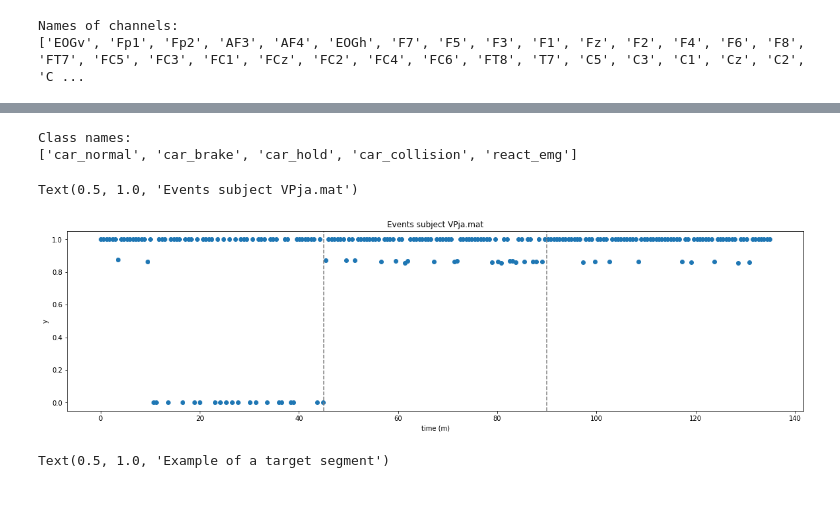
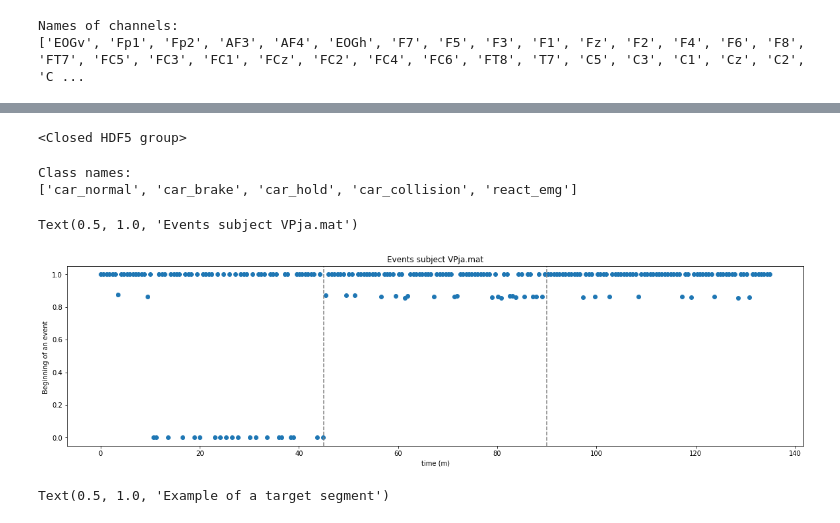
Before and after one commit to cobando/EmergencyBraking, a Jupyter notebook: Notebooks/ExploringOneSubjectData.ipynb, the cells around one changed output, grey strips where cells are left out. Cells and saved outputs as stored; diff of their text form; code cells hidden in the pictures.

```diff
--- a/Notebooks/ExploringOneSubjectData.ipynb
+++ b/Notebooks/ExploringOneSubjectData.ipynb
@@ -70,3 +73,7 @@ Elapsed time: 0.004127979278564453 s
+# %%
+event
+# %% [output]
+<Closed HDF5 group>
 # %%
 # Extract className
 f = h5py.File(path_data_mat + file_name,'r')
@@ -86,21 +93,21 @@ Class names:
 # %%
 #  Experiments consisted of
 # Three blocks (45 min each, marked with grey vertical dash) of driving were conducted with rest periods of 10–15 min in between
 # During these periods, 225 ± 17 critical (emergency braking) situations were artificially induced
 lead_brake_index = 63
 m = 100
 events_y = np.array(car_brake_y[car_brake_y>0]/5).astype(int)
 plt.figure(figsize=(20,5))
 #x[events_ms/5,::m]
 plt.plot(np.linspace(start = 0, stop = x.shape[1], num =len(x[lead_brake_index,events_y]))/200/60, x[lead_brake_index,events_y], linestyle=' ', marker="o")
 plt.axvline(x=45, color='gray', linestyle='--')
 plt.axvline(x=90, color='gray', linestyle='--')
 plt.xlabel("time (m)")
-plt.ylabel("y")
+plt.ylabel("Beginning of an event ")
 plt.title('Events subject ' + file_name)
 # %% [output]
 Text(0.5, 1.0, 'Events subject VPja.mat')
-[figure, old version]
+[figure, new version]
 # %%
 event_index = 0 # Index of an event
 ts_i = 60 # Target segment interval intial point
```
Also changed, not shown: parts of 22 cells of this notebook, 3 other files.
